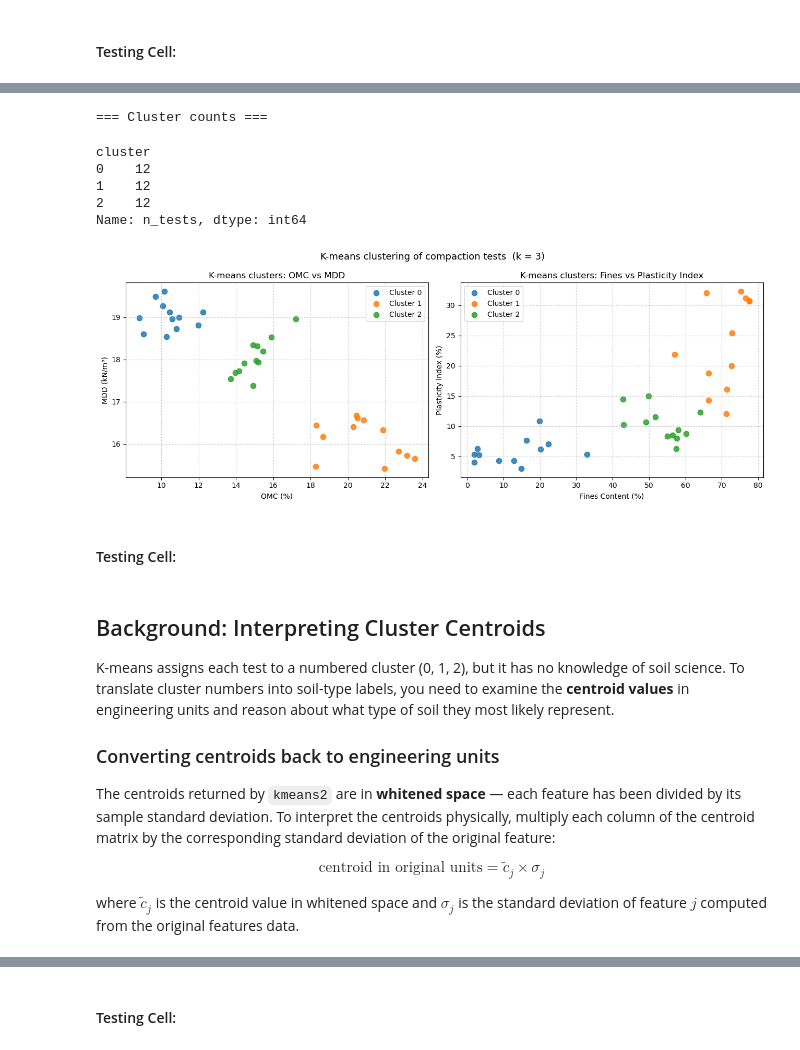
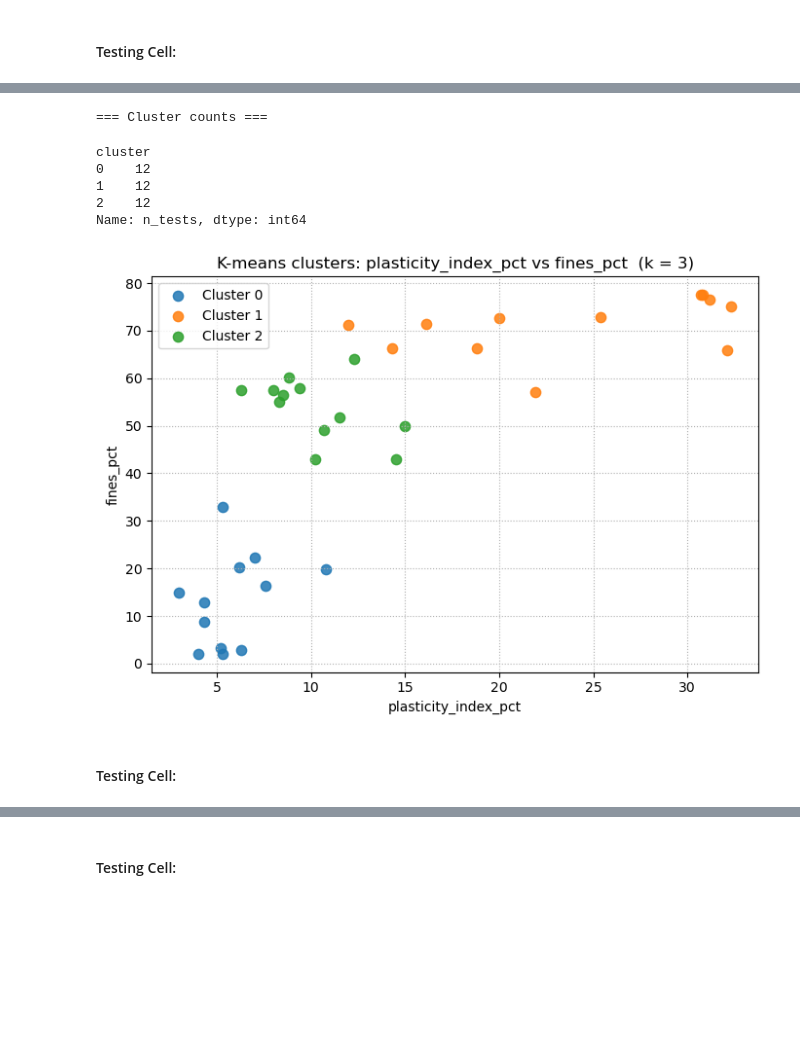
Before and after one commit to alexfrantzis77/gercode, a Jupyter notebook: geotech_kmeans_homework_package/dist/autograder/geotech_kmeans_homework.ipynb, the cells around one changed output, grey strips where cells are left out. Saved outputs shown, nothing was run; the diff lists cells and outputs as text; code cells hidden in the pictures; blank space fills up the shorter version.

Commit message:
Added student notebook for revamped K-means

```diff
--- a/geotech_kmeans_homework_package/dist/autograder/geotech_kmeans_homework.ipynb
+++ b/geotech_kmeans_homework_package/dist/autograder/geotech_kmeans_homework.ipynb
@@ -279,0 +270,7 @@ grader.check("q2")
+# %%
+# Run this cell — do not modify this part
+attributes = pd.read_csv("resources/soil_compaction_features.csv")
+
+print("attributes table shape:", attributes.shape)
+print("\nAttribute summary (first 5 rows):")
+display(attributes.head())
@@ -414,6 +349,9 @@ Write a function named `clusterSoils` that applies `kmeans2` to a whitened featu
 # %%
-# Note seed was changed to rng in newer version of scipy. May need to change later.
-def clusterSoils(f_whitened, k, seed=0):
-    centroids_white, labels = kmeans2(f_whitened, k, minit="++", seed=seed)  # SOLUTION
+def clusterSoils(features, k, seed=0):
+    # Build the feature matrix.
+    features_numpy, features_whitened = buildFeatureMatrix(attributes, features) # SOLUTION
+
+    # Run kmeans2 to get clusters and labels
+    centroids_white, labels = kmeans2(features_whitened, k, minit="++", seed=seed)  # SOLUTION
     return centroids_white, labels
 # %% [markdown]
@@ -423,51 +373,43 @@ Run the cell below to cluster the 36 tests into three groups and see how they se
 # %%
-# Cluster the soils and inspect the results
-k = 3
-centroids_white, labels = clusterSoils(features_whitened, k=k, seed=0)
+# ── Student inputs ────────────────────────────────────────────────────────────
+k                   = 3 # SOLUTION
+clustering_features = ["omc_pct", "fines_pct"] # SOLUTION
+plotting_features   = ["plasticity_index_pct", "fines_pct"]  # SOLUTION
+# ─────────────────────────────────────────────────────────────────────────────
 
-df_clustered = features.dropna(subset=feature_cols).copy()
+# Cluster the soils
+centroids_white, labels = clusterSoils(clustering_features, k=k, seed=0)
+
+df_clustered = attributes.dropna(subset=clustering_features).copy()
 df_clustered["cluster"] = labels
 
 print("=== Cluster counts ===")
 display(df_clustered["cluster"].value_counts().sort_index().rename("n_tests"))
 
-colors = ["tab:blue", "tab:orange", "tab:green"]
-fig, axes = plt.subplots(1, 2, figsize=(13, 5))
+colors = ["tab:blue", "tab:orange", "tab:green", "tab:red", "tab:purple"]
+fig, ax = plt.subplots(figsize=(7, 5))
 
-# Plot 1: OMC vs MDD
+x_feat, y_feat = plotting_features[0], plotting_features[1]
 for cl in range(k):
     mask = df_clustered["cluster"] == cl
-    axes[0].scatter(df_clustered.loc[mask, "omc_pct"],
-                    df_clustered.loc[mask, "mdd_kN_m3"],
-                    color=colors[cl], label=f"Cluster {cl}", s=55, alpha=0.85)
-axes[0].set_xlabel("OMC (%)")
-axes[0].set_ylabel("MDD (kN/m³)")
-axes[0].set_title("K-means clusters: OMC vs MDD")
-axes[0].legend()
-axes[0].grid(True, linestyle=":", linewidth=0.8)
+    ax.scatter(df_clustered.loc[mask, x_feat],
+               df_clustered.loc[mask, y_feat],
+               color=colors[cl], label=f"Cluster {cl}", s=55, alpha=0.85)
+ax.set_xlabel(x_feat)
+ax.set_ylabel(y_feat)
+ax.set_title(f"K-means clusters: {x_feat} vs {y_feat}  (k = {k})")
+ax.legend()
+ax.grid(True, linestyle=":", linewidth=0.8)
 
-# Plot 2: Fines vs Plasticity Index
-for cl in range(k):
-    mask = df_clustered["cluster"] == cl
-    axes[1].scatter(df_clustered.loc[mask, "fines_pct"],
-                    df_clustered.loc[mask, "plasticity_index_pct"],
-                    color=colors[cl], label=f"Cluster {cl}", s=55, alpha=0.85)
-axes[1].set_xlabel("Fines Content (%)")
-axes[1].set_ylabel("Plasticity Index (%)")
-axes[1].set_title("K-means clusters: Fines vs Plasticity Index")
-axes[1].legend()
-axes[1].grid(True, linestyle=":", linewidth=0.8)
-
-plt.suptitle("K-means clustering of compaction tests  (k = 3)", fontsize=13)
 plt.tight_layout()
 plt.show()
 # %% [output]
 === Cluster counts ===
 cluster
 0    12
 1    12
 2    12
 Name: n_tests, dtype: int64
-[figure, old version]
+[figure, new version]
 # %% [markdown]
 #### Testing Cell:
@@ -476,12 +415,0 @@ grader.check("q3")
-# %% [markdown]
-## Background: Interpreting Cluster Centroids
-
-K-means assigns each test to a numbered cluster (0, 1, 2), but it has no knowledge of soil science. To translate cluster numbers into soil-type labels, you need to examine the **centroid values** in engineering units and reason about what type of soil they most likely represent.
-
-### Converting centroids back to engineering units
-
-The centroids returned by `kmeans2` are in **whitened space** — each feature has been divided by its sample standard deviation. To interpret the centroids physically, multiply each column of the centroid matrix by the corresponding standard deviation of the original feature:
-
-$$\text{centroid in original units} = \tilde{c}_j \times \sigma_j$$
-
-where $\tilde{c}_j$ is the centroid value in whitened space and $\sigma_j$ is the standard deviation of feature $j$ computed from the original features data.
```
Also changed, not shown: parts of 50 cells of this notebook, 4 other files.
